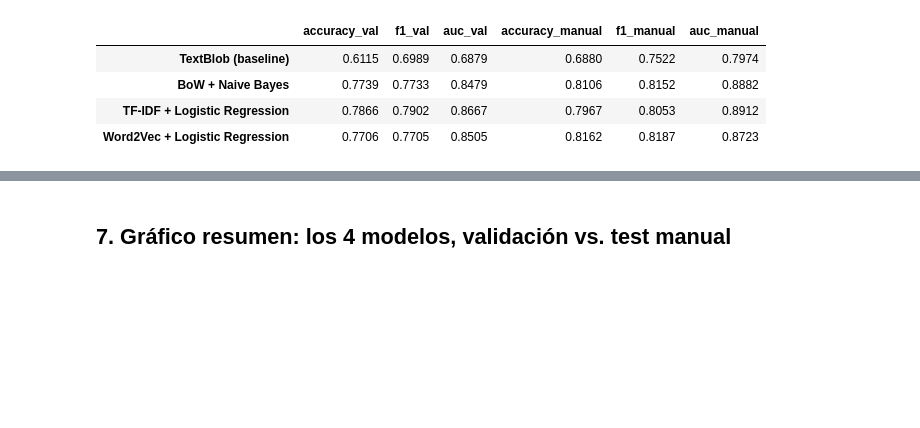
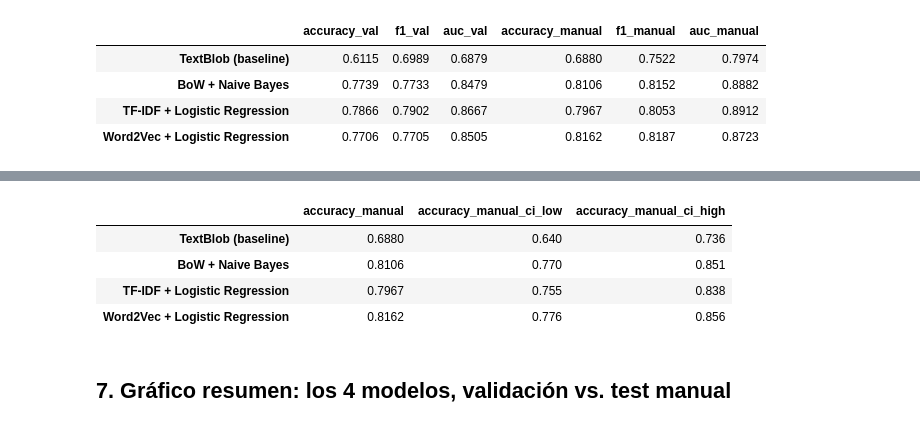
Before and after one commit to gzarazaga/trabajo-practico-3, a Jupyter notebook: notebooks/04_clasificacion_w2v.ipynb, the cells around one changed output, grey strips where cells are left out. Saved outputs shown, nothing was run; the diff lists cells and outputs as text; code cells hidden in the pictures; blank space fills up the shorter version.

```diff
--- a/notebooks/04_clasificacion_w2v.ipynb
+++ b/notebooks/04_clasificacion_w2v.ipynb
@@ -188,3 +195,22 @@ tabla_final
+# %%
+n_manual = len(y_manual)
+
+def intervalo_confianza(p, n, z=1.96):
+    margen = z * np.sqrt(p * (1 - p) / n)
+    return p - margen, p + margen
+
+ci = tabla_final["accuracy_manual"].apply(lambda p: intervalo_confianza(p, n_manual))
+tabla_final["accuracy_manual_ci_low"] = ci.apply(lambda t: round(t[0], 3))
+tabla_final["accuracy_manual_ci_high"] = ci.apply(lambda t: round(t[1], 3))
+
+tabla_final.to_csv("../data/processed/comparacion_enfoques_final.csv")
+tabla_final[["accuracy_manual", "accuracy_manual_ci_low", "accuracy_manual_ci_high"]]
+# %% [output]
+|  | accuracy_manual | accuracy_manual_ci_low | accuracy_manual_ci_high |
+| TextBlob (baseline) | 0.6880 | 0.640 | 0.736 |
+| BoW + Naive Bayes | 0.8106 | 0.770 | 0.851 |
+| TF-IDF + Logistic Regression | 0.7967 | 0.755 | 0.838 |
+| Word2Vec + Logistic Regression | 0.8162 | 0.776 | 0.856 |
 # %% [markdown]
 ## 7. Gráfico resumen: los 4 modelos, validación vs. test manual
 # %%
```
Also changed, not shown: parts of 4 cells of this notebook, 4 other files.
